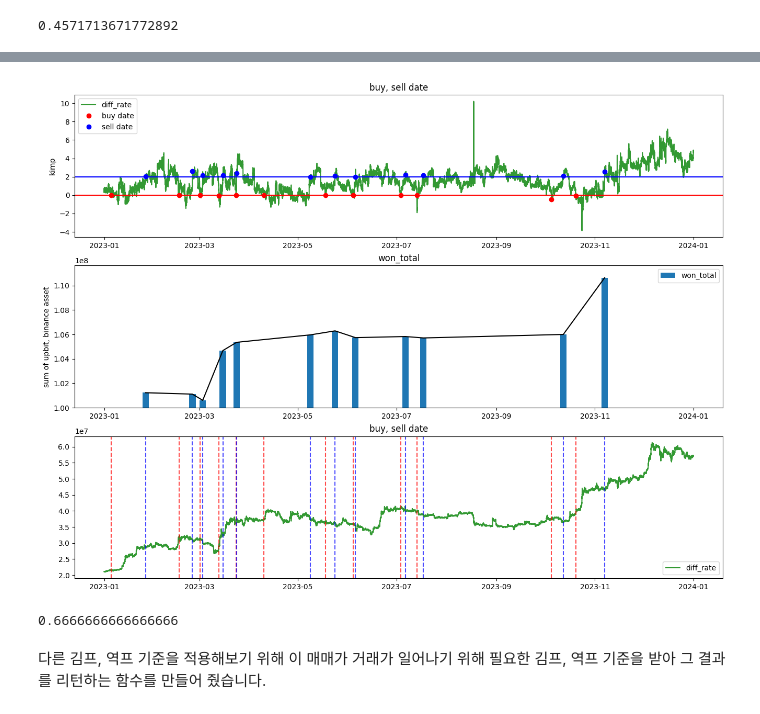
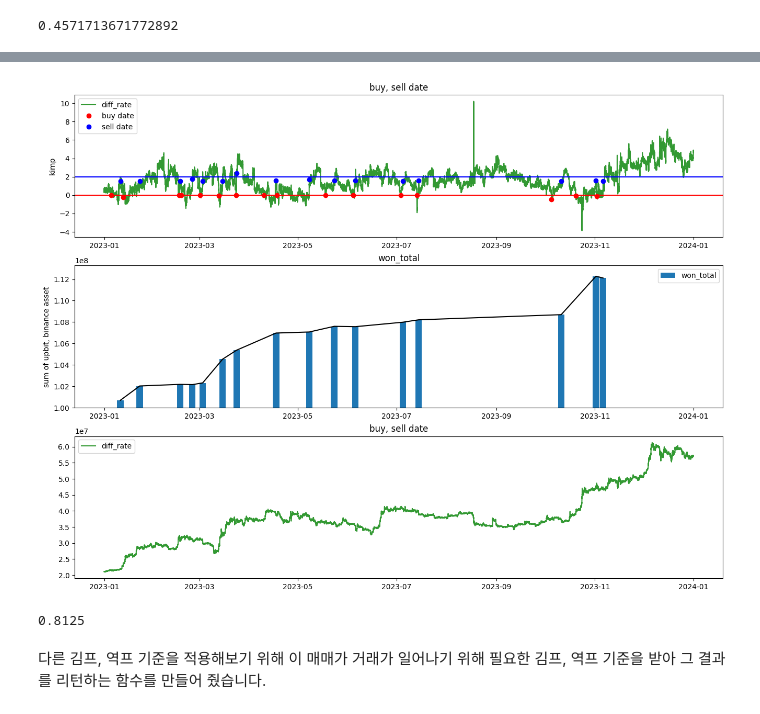
Before and after one commit to ppsygit/coinAnalysis, a Jupyter notebook: diff_analysis/upbit_binance_diff_analysis.ipynb, the cells around one changed output, grey strips where cells are left out. Saved outputs shown, nothing was run; the diff lists cells and outputs as text; code cells hidden in the pictures.

```diff
--- a/diff_analysis/upbit_binance_diff_analysis.ipynb
+++ b/diff_analysis/upbit_binance_diff_analysis.ipynb
@@ -137,7 +137,7 @@ df_krw.loc[1, 'diff_percentage']
 # kimp(김프) 때 BTC -> 원화
 won_upbit = 100000000
 btc_binance = 0
-kimp = 2
+kimp = 1.5
 revp = 0
 cnt=0
 in_sign = False
@@ -251,7 +259,7 @@ binance_trade_fee = 0.0005
 short_open = 0
 short_close = 0
 #김프 역프 기준
-kimp = 2
+kimp = 1.5
 revp = 0
 buy_sign = True
 sell_sign = False
@@ -320,43 +332,39 @@ df_trade
 # %%
 plt.figure(figsize=(16, 12))
 
 
 ax1 = plt.subplot(3, 1, 1)
 plt.plot(df_krw['Open time'], df_krw['diff_percentage'], color='g', alpha=0.8, label='diff_rate')
 plt.plot(df_trade['buy_date'], df_trade['revp'], 'ro', label='buy date')
 plt.plot(df_trade['sell_date'], df_trade['kimp'], 'bo', label='sell date')
 plt.axhline(y=0, color='r')
 plt.axhline(y=2, color='b')
 plt.ylabel('kimp')
 plt.legend()
 plt.title('buy, sell date')
 
 ax2 = plt.subplot(3, 1, 2, sharex=ax1)
 plt.bar(df_trade['sell_date'], df_trade['won_total'], width=4, label='won_total')
 plt.plot(df_trade['sell_date'], df_trade['won_total'], color='black')
 plt.ylim(1e8, max(df_trade['won_total'] + 0.01e8))
 plt.ylabel('sum of upbit, binance asset')
 plt.legend()
 plt.title('won_total')
 
 ax3 = plt.subplot(3, 1, 3, sharex=ax1)
 plt.plot(df_krw['Open time'], df_krw['Upbit'], color='g', alpha=0.8, label='diff_rate')
-for buy_date in df_trade['buy_date']:
-    plt.axvline(x=buy_date, color='r', linestyle='--', alpha=0.7)
-for sell_date in df_trade['sell_date']:
-    plt.axvline(x=sell_date, color='b', linestyle='--', alpha=0.7)
 plt.legend()
 plt.title('buy, sell date')
 
 plt.show()
 # %% [output]
-[figure, old version]
+[figure, new version]
 # %%
 # 승률을 구해보면
 winrate = len(df_trade.loc[df_trade['diff_rate']>0]) / len(df_trade)
 winrate
 # %% [output]
-0.6666666666666666
+0.8125
 # %% [markdown]
 다른 김프, 역프 기준을 적용해보기 위해 이 매매가 거래가 일어나기 위해 필요한 김프, 역프 기준을 받아 그 결과를 리턴하는 함수를 만들어 줬습니다.
 # %%
```
Also changed, not shown: parts of 7 cells of this notebook.
